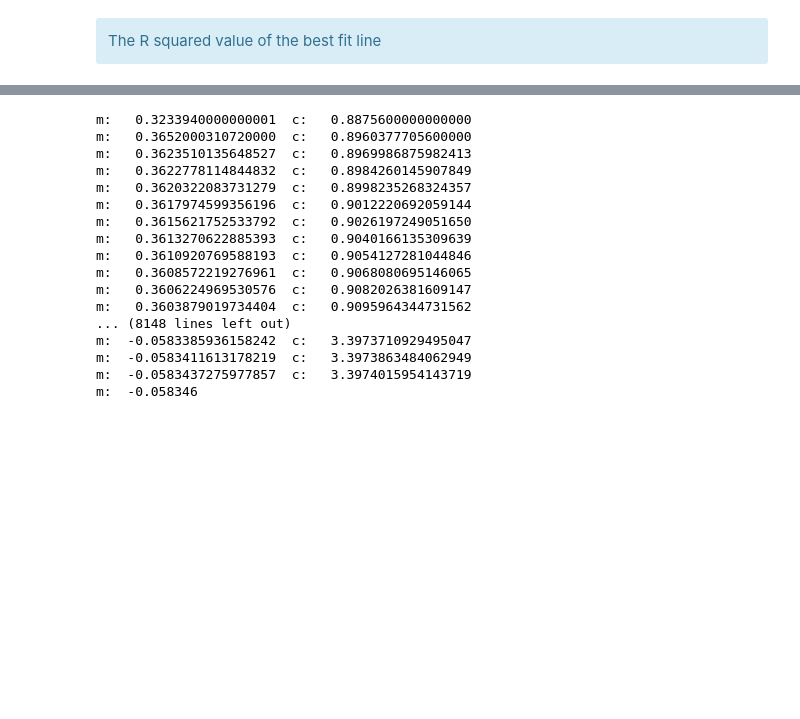
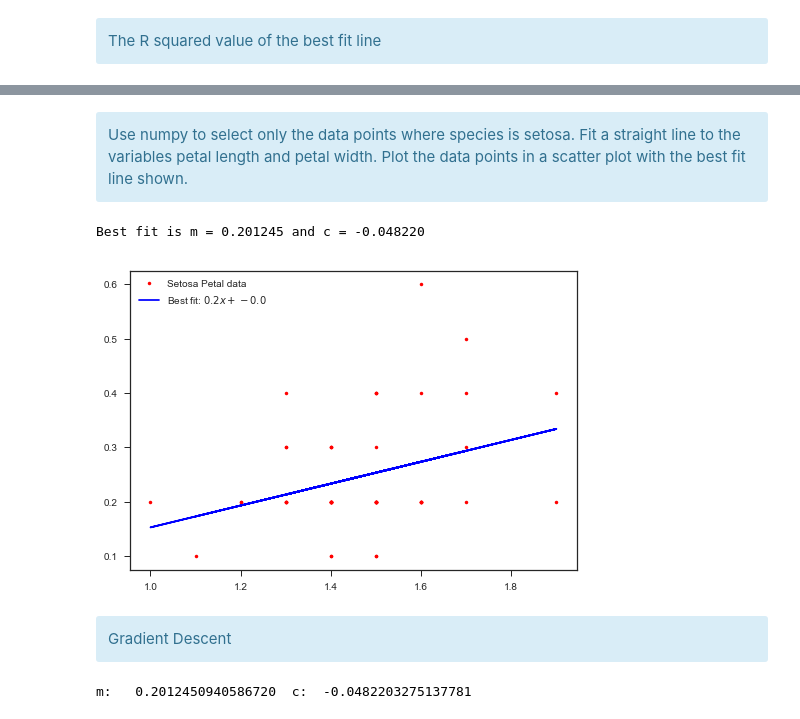
Before and after one commit to Sarlianth/python-problems3, a Jupyter notebook: iris-dataset.ipynb, the cells around one changed output, grey strips where cells are left out. Drawn from its saved outputs; the diff is of its cells as text; code cells hidden in the pictures; blank space fills up the shorter version.

```diff
--- a/iris-dataset.ipynb
+++ b/iris-dataset.ipynb
@@ -87,3 +107,19 @@ pl.show()
+# %% [markdown]
+<div class="alert alert-block alert-info">Use numpy to select only the data points where species is setosa. Fit a straight line to the variables petal length and petal width. Plot the data points in a scatter plot with the best fit line shown.</div>
+# %%
+m, c = np.polyfit(petal_length[0:50:1], petal_width[0:50:1], 1)
+print("Best fit is m = %f and c = %f" % (m, c))
+
+# Plot the best fit line.
+pl.plot(petal_length[0:50:1], petal_width[0:50:1], 'r.', label='Setosa Petal data')
+pl.plot(petal_length[0:50:1], m * petal_length[0:50:1] + c, 'b-', label='Best fit: $%0.1f x + %0.1f$' % (m,c))
+pl.legend()
+pl.show()
+# %% [output]
+Best fit is m = 0.201245 and c = -0.048220
+[figure, added]
+# %% [markdown]
+<div class="alert alert-block alert-info">Gradient Descent</div>
 # %%
 # Find a cost function
 
@@ -98,28 +134,13 @@ m, c = 1.0, 1.0
 change = True
 
 while change:
-  mnew = m - eta * grad_m(sepal_length, sepal_width, m, c)
-  cnew = c - eta * grad_c(sepal_length, sepal_width, m, c)
+  mnew = m - eta * grad_m(petal_length[0:50:1], petal_width[0:50:1], m, c)
+  cnew = c - eta * grad_c(petal_length[0:50:1], petal_width[0:50:1], m, c)
   if m == mnew and c == cnew:
     change = False
   else:
     m, c = mnew, cnew
-    print("m: %20.16f  c: %20.16f" % (m, c))
+
+print("m: %20.16f  c: %20.16f" % (m, c))
 # %% [output]
-m:   0.3233940000000001  c:   0.8875600000000000
-m:   0.3652000310720000  c:   0.8960377705600000
-m:   0.3623510135648527  c:   0.8969986875982413
-m:   0.3622778114844832  c:   0.8984260145907849
-m:   0.3620322083731279  c:   0.8998235268324357
-m:   0.3617974599356196  c:   0.9012220692059144
-m:   0.3615621752533792  c:   0.9026197249051650
-m:   0.3613270622885393  c:   0.9040166135309639
-m:   0.3610920769588193  c:   0.9054127281044846
-m:   0.3608572219276961  c:   0.9068080695146065
-m:   0.3606224969530576  c:   0.9082026381609147
-m:   0.3603879019734404  c:   0.9095964344731562
-... (8148 lines left out)
-m:  -0.0583385936158242  c:   3.3973710929495047
-m:  -0.0583411613178219  c:   3.3973863484062949
-m:  -0.0583437275977857  c:   3.3974015954143719
-m:  -0.058346
+m:   0.2012450940586720  c:  -0.0482203275137781
```
Also changed, not shown: parts of 6 cells of this notebook, 1 other file.
